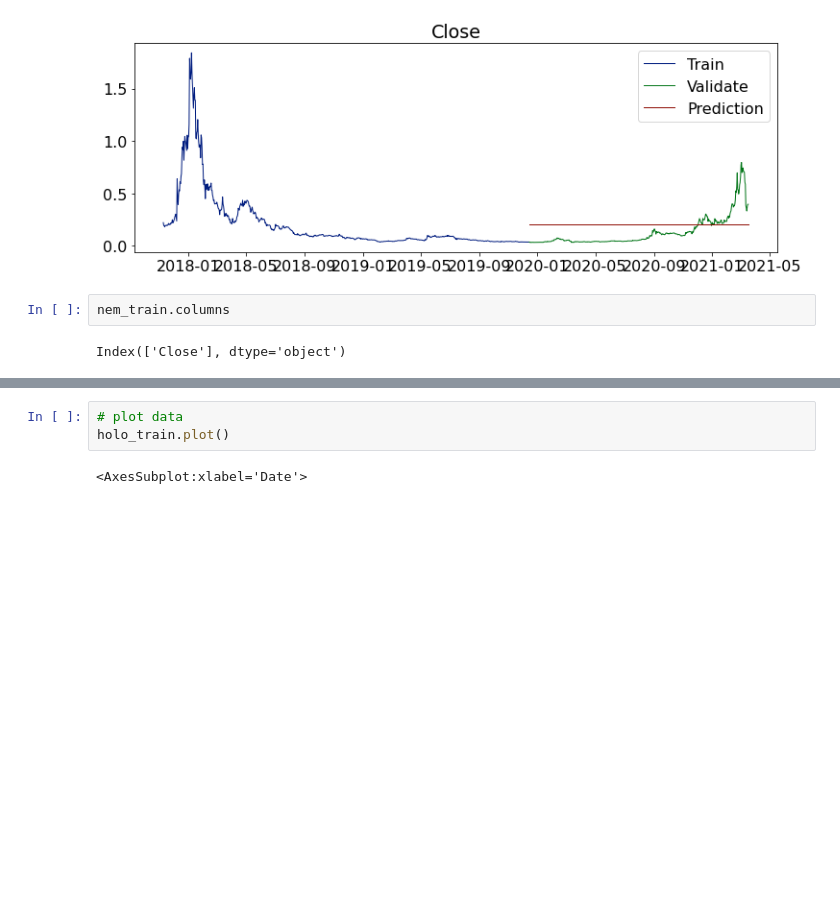
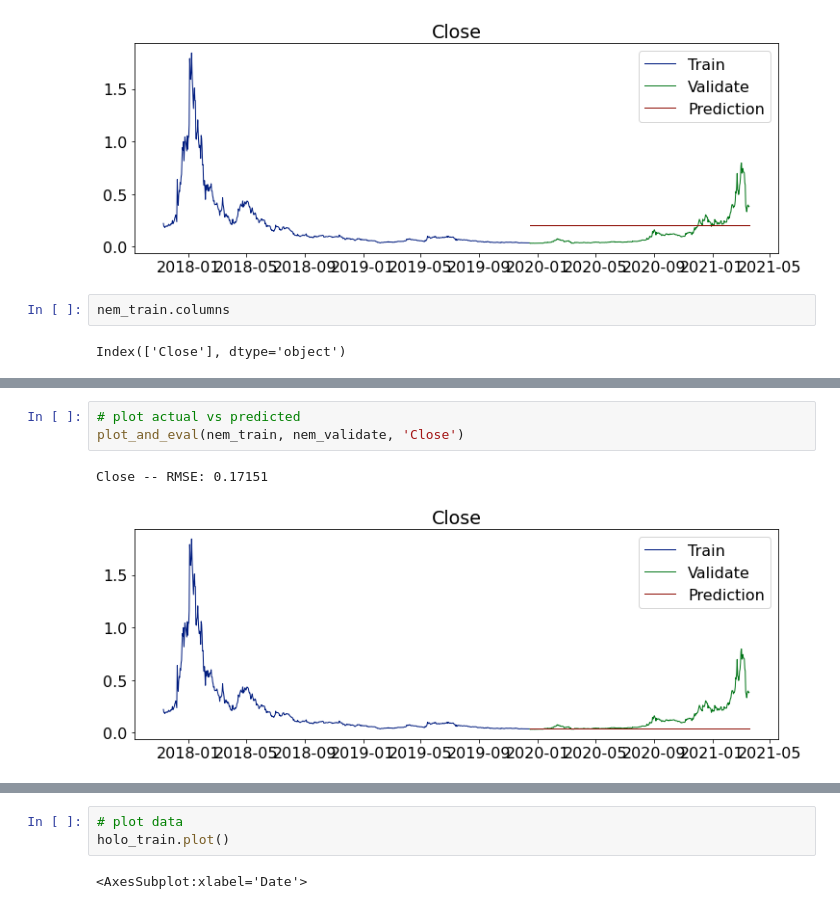
Before and after one commit to lainslie-18/predicting_cryptocurrency_price_with_TSA, a Jupyter notebook: model.ipynb, the cells around one changed output, grey strips where cells are left out. Drawn from its saved outputs; the diff is of its cells as text; blank space fills up the shorter version.

```diff
--- a/model.ipynb
+++ b/model.ipynb
@@ -121,0 +141,6 @@ eval_df
+# %%
+# plot actual vs predicted
+plot_and_eval(nem_train, nem_validate, 'Close')
+# %% [output]
+Close -- RMSE: 0.17151
+[figure, added]
```
Also changed, not shown: parts of 33 cells of this notebook, 3 other files.
